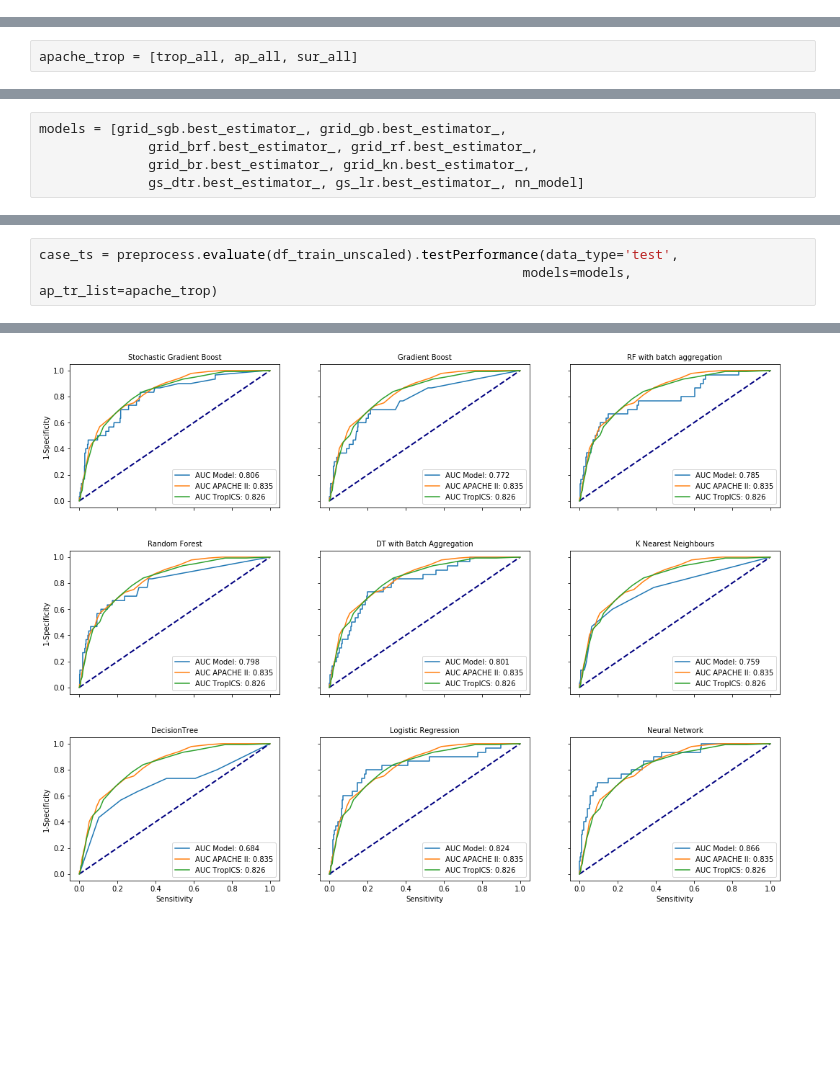
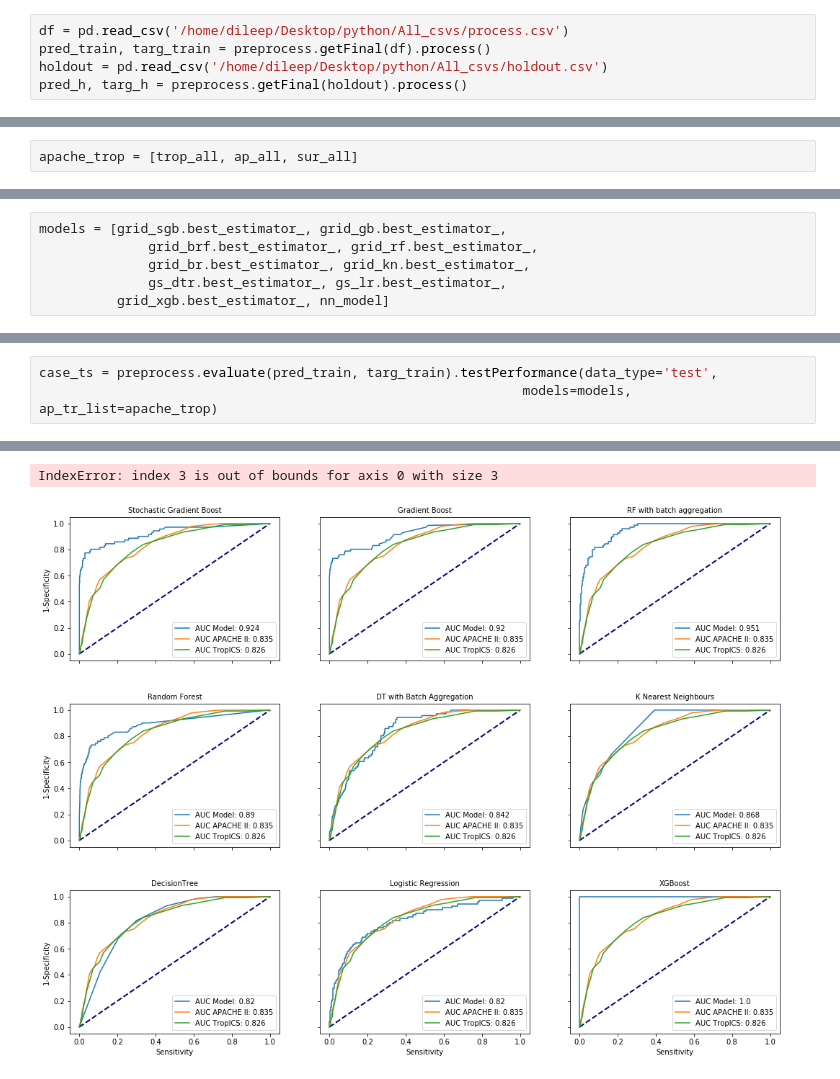
Before and after one commit to drdileepunni/python, a Jupyter notebook: Nature/Rewrite.ipynb, the cells around one changed output, grey strips where cells are left out. Cells and saved outputs as stored; diff of their text form; blank space fills up the shorter version.

Commit message:
made calibration usable curves

```diff
--- a/Nature/Rewrite.ipynb
+++ b/Nature/Rewrite.ipynb
@@ -67,3 +11,8 @@ holdout3_unscaled['Survival'] = [survival[item] for item in holdout3_unscaled['S
+# %%
+df = pd.read_csv('/home/dileep/Desktop/python/All_csvs/process.csv')
+pred_train, targ_train = preprocess.getFinal(df).process()
+holdout = pd.read_csv('/home/dileep/Desktop/python/All_csvs/holdout.csv')
+pred_h, targ_h = preprocess.getFinal(holdout).process()
 # %% [markdown]
 ## Trop and Apache
 # %%
@@ -311,5 +240,6 @@ Train set accuracy score for best param: 0.854
 models = [grid_sgb.best_estimator_, grid_gb.best_estimator_,
               grid_brf.best_estimator_, grid_rf.best_estimator_,
               grid_br.best_estimator_, grid_kn.best_estimator_,
-              gs_dtr.best_estimator_, gs_lr.best_estimator_, nn_model]
+              gs_dtr.best_estimator_, gs_lr.best_estimator_,
+          grid_xgb.best_estimator_, nn_model]
 # %%
@@ -336,5 +268,5 @@ Optimal threshold in training set is: 0.05700000002980232
 # %%
-case_ts = preprocess.evaluate(df_train_unscaled).testPerformance(data_type='test',
+case_ts = preprocess.evaluate(pred_train, targ_train).testPerformance(data_type='test',
                                                               models=models, ap_tr_list=apache_trop)
 # %% [output]
 Arranging Models...
@@ -357,2 +289,3 @@ Optimal threshold in training set is: 0.10199999809265137
+IndexError: index 3 is out of bounds for axis 0 with size 3
-[figure, old version]
+[figure, new version]
 # %%
```
Also changed, not shown: parts of 26 cells of this notebook, 4 other files.
